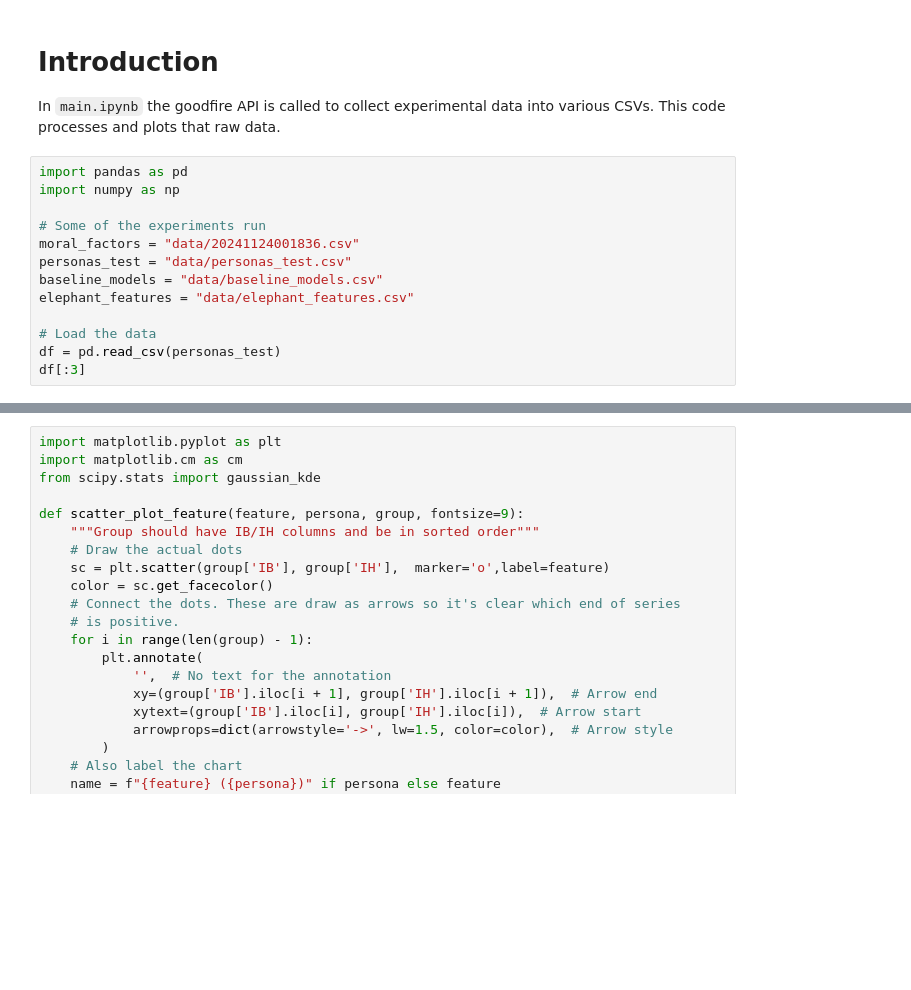
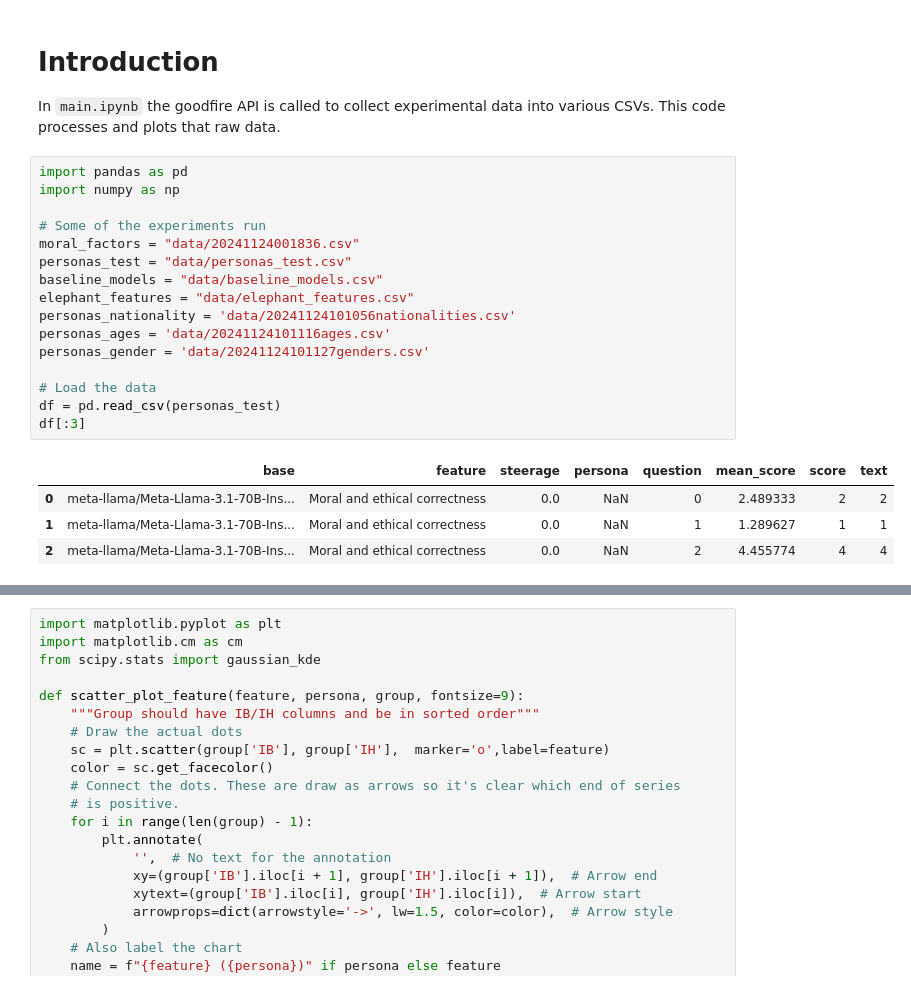
Before and after one commit to BorisTheBrave/reprogramming-ai-models, a Jupyter notebook: analysis.ipynb, the cells around one changed output, grey strips where cells are left out. Saved outputs shown, nothing was run; the diff lists cells and outputs as text; blank space fills up the shorter version.

```diff
--- a/analysis.ipynb
+++ b/analysis.ipynb
@@ -5,16 +5,24 @@ In `main.ipynb` the goodfire API is called to collect experimental data into var
 # %%
 import pandas as pd
 import numpy as np
 
 # Some of the experiments run
 moral_factors = "data/20241124001836.csv"
 personas_test = "data/personas_test.csv"
 baseline_models = "data/baseline_models.csv"
 elephant_features = "data/elephant_features.csv"
+personas_nationality = 'data/20241124101056nationalities.csv'
+personas_ages = 'data/20241124101116ages.csv'
+personas_gender = 'data/20241124101127genders.csv'
 
 # Load the data
 df = pd.read_csv(personas_test)
 df[:3]
+# %% [output]
+|  | base | feature | steerage | persona | question | mean_score | score | text |
+| 0 | meta-llama/Meta-Llama-3.1-70B-Ins... | Moral and ethical correctness | 0.0 | NaN | 0 | 2.489333 | 2 | 2 |
+| 1 | meta-llama/Meta-Llama-3.1-70B-Ins... | Moral and ethical correctness | 0.0 | NaN | 1 | 1.289627 | 1 | 1 |
+| 2 | meta-llama/Meta-Llama-3.1-70B-Ins... | Moral and ethical correctness | 0.0 | NaN | 2 | 4.455774 | 4 | 4 |
 # %%
 # Clean and filter the data
 def clean_df(df):
```
Also changed, not shown: parts of 7 cells of this notebook.
